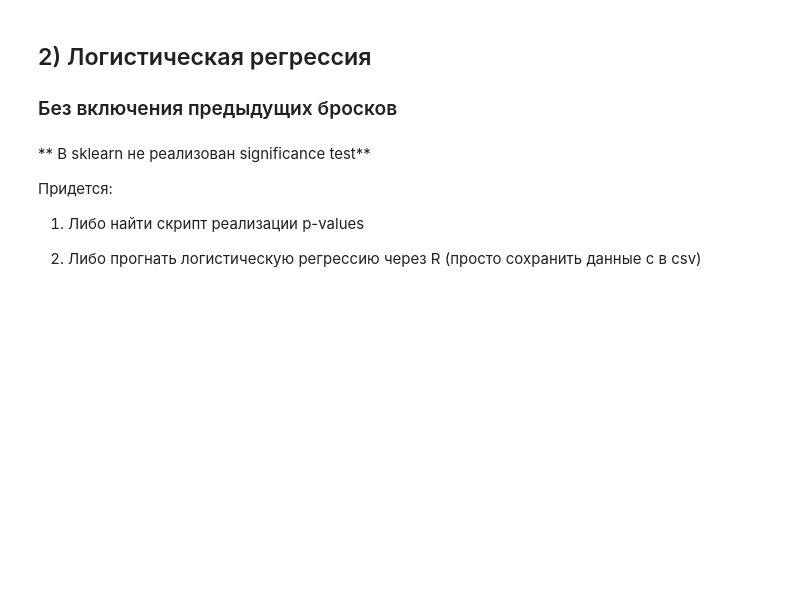
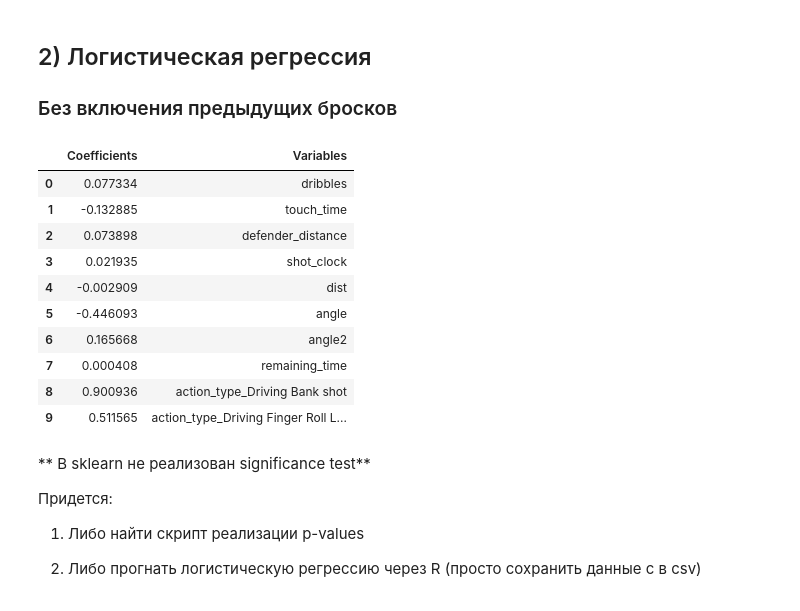
Before and after one commit to fursovia/hot-hand, a Jupyter notebook: logistic_regression.ipynb, the cells around one changed output. Cells and saved outputs as stored; diff of their text form; code cells hidden in the pictures; blank space fills up the shorter version.

```diff
--- a/logistic_regression.ipynb
+++ b/logistic_regression.ipynb
@@ -131,6 +151,20 @@ cols = train.columns.values
 coef_df = pd.DataFrame( {'Variables': cols,
      'Coefficients': coef[0],
     })
+# %%
+coef_df.head(10)
+# %% [output]
+|  | Coefficients | Variables |
+| 0 | 0.077334 | dribbles |
+| 1 | -0.132885 | touch_time |
+| 2 | 0.073898 | defender_distance |
+| 3 | 0.021935 | shot_clock |
+| 4 | -0.002909 | dist |
+| 5 | -0.446093 | angle |
+| 6 | 0.165668 | angle2 |
+| 7 | 0.000408 | remaining_time |
+| 8 | 0.900936 | action_type_Driving Bank shot |
+| 9 | 0.511565 | action_type_Driving Finger Roll L... |
 # %% [markdown]
 ** В sklearn не реализован significance test**
 
```
Also changed, not shown: parts of 38 cells of this notebook.
